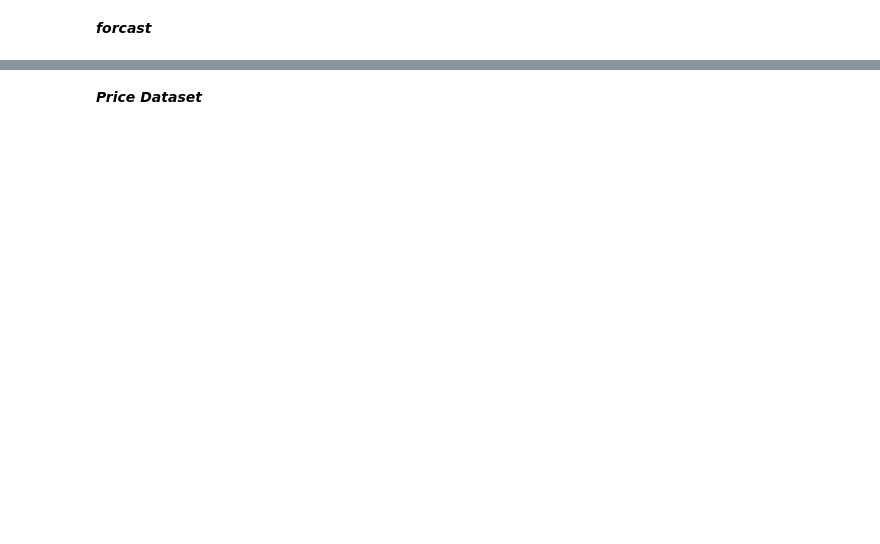
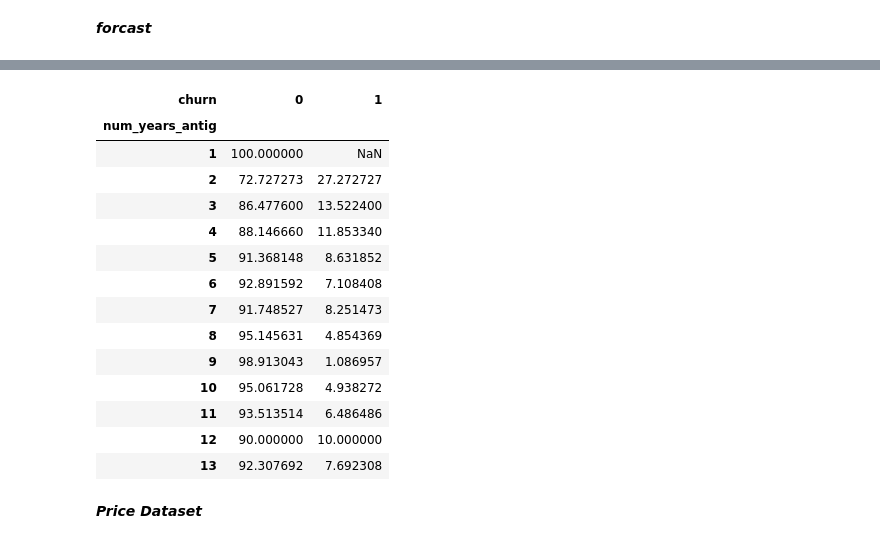
Before and after one commit to yash013/sme_customer_churn_problem, a Jupyter notebook: eda.ipynb, the cells around one changed output, grey strips where cells are left out. Drawn from its saved outputs; the diff is of its cells as text; code cells hidden in the pictures; blank space fills up the shorter version.

Commit message:
checking remaining columns for churn

```diff
--- a/eda.ipynb
+++ b/eda.ipynb
@@ -284,0 +295,4 @@ contract_percentage = (contract.div(contract.sum(axis=1), axis=0) * 100).sort_va
+# %%
+others = client_df[['id','nb_prod_act', 'num_years_antig', 'origin_up', 'churn']]
+products = others.groupby([others['nb_prod_act'], others['churn']])['id'].count().unstack(level=1)
+products
@@ -285,3 +328,23 @@ contract_percentage = (contract.div(contract.sum(axis=1), axis=0) * 100).sort_va
+# %%
+years_antig = others.groupby([others["num_years_antig"],others["churn"]])["id"].count().unstack(level=1)
+years_antig_percentage = (years_antig.div(years_antig.sum(axis=1), axis=0)*100)
+years_antig_percentage
+# %% [output]
+| churn | 0 | 1 |
+| num_years_antig |  |  |
+| 1 | 100.000000 | NaN |
+| 2 | 72.727273 | 27.272727 |
+| 3 | 86.477600 | 13.522400 |
+| 4 | 88.146660 | 11.853340 |
+| 5 | 91.368148 | 8.631852 |
+| 6 | 92.891592 | 7.108408 |
+| 7 | 91.748527 | 8.251473 |
+| 8 | 95.145631 | 4.854369 |
+| 9 | 98.913043 | 1.086957 |
+| 10 | 95.061728 | 4.938272 |
+| 11 | 93.513514 | 6.486486 |
+| 12 | 90.000000 | 10.000000 |
+| 13 | 92.307692 | 7.692308 |
 # %% [markdown]
 ***Price Dataset***
 # %%
```
Also changed, not shown: parts of 30 cells of this notebook.
